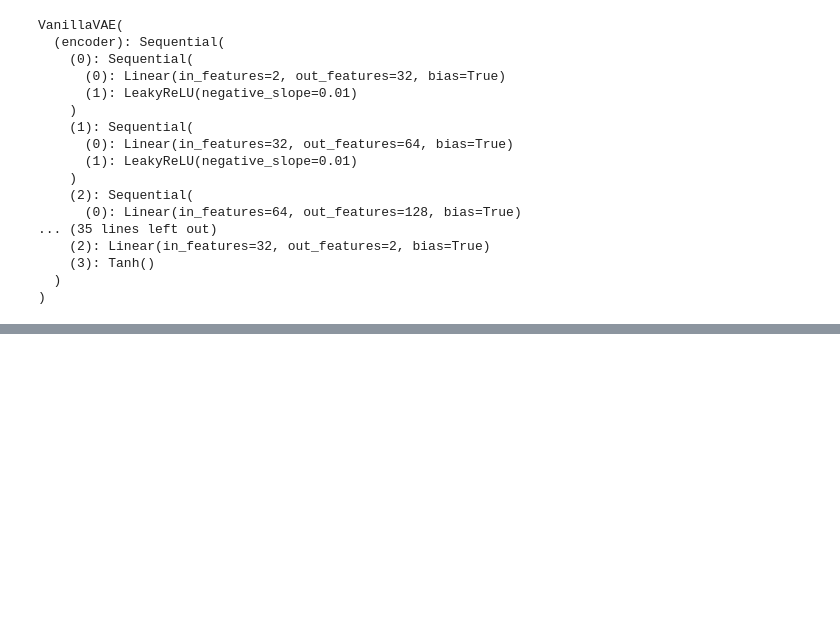
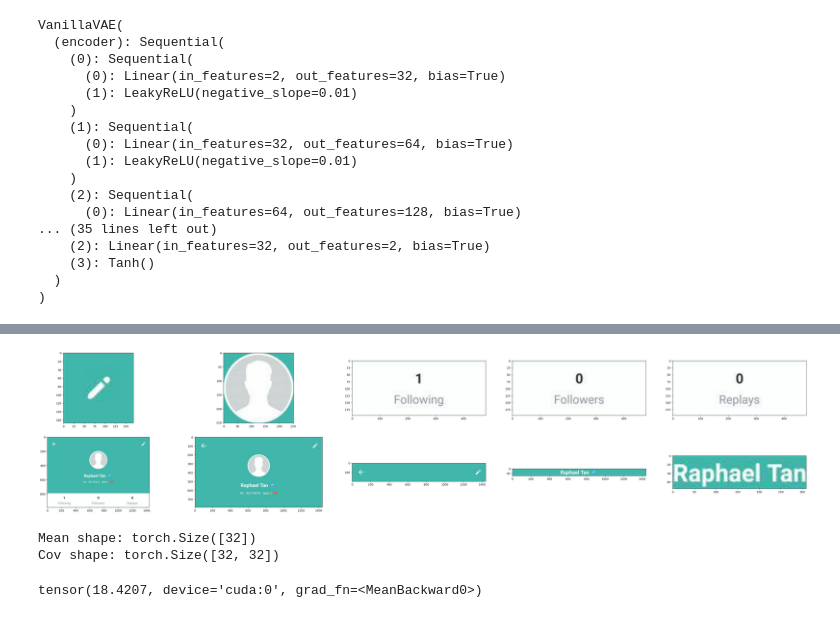
Before and after one commit to mowoe/bachelorthesis, a Jupyter notebook: 18_training_a_vae.ipynb, the cells around one changed output, grey strips where cells are left out. Saved outputs shown, nothing was run; the diff lists cells and outputs as text; code cells hidden in the pictures; blank space fills up the shorter version.

```diff
--- a/18_training_a_vae.ipynb
+++ b/18_training_a_vae.ipynb
@@ -51,7 +78,7 @@ def get_all_clickable_resources(item, should_be_clickable):
     if item is None:
         return []
     all_boxes = []
-    if "bounds" in item.keys() and "resource-id" in item.keys() and "clickable" in item.keys() and item["clickable"]==should_be_clickable:
+    if "bounds" in item.keys() and "resource-id" in item.keys() and "clickable" in item.keys() and item["clickable"]==should_be_clickable and item["visible-to-user"]:
         all_boxes.append((item["bounds"],item["resource-id"]))
     if "children" in item.keys():
         for child in item["children"]:
@@ -72,13 +99,14 @@ def get_all_bounding_boxes(item, should_be_clickable):
 NORMAL_UI_DIMENSIONS = (1440, 2560)
 
 class CustomRicoDataset(Dataset):
-    def __init__(self, combined_path="./combined"):
+    def __init__(self, combined_path="./combined", also_return_filename=False):
         self.image_files = [
             f
             for f in listdir(combined_path)
             if isfile(join(combined_path, f)) and ("jpg" in f or "jpeg" in f)
         ]
         self.combined_path = combined_path
+        self.also_return_filename = also_return_filename
 
     def __len__(self):
         return len(self.image_files)
@@ -117,7 +145,10 @@ class CustomRicoDataset(Dataset):
                 return self[idx-100]
             return self[idx+1]
         # return normalised_clickable_boxes[:5], normalised_not_clickable_boxes[:5]
-        return torch.tensor(normalised_clickable_boxes[:5]+normalised_not_clickable_boxes[:5]).unsqueeze(0)
+        if self.also_return_filename:
+            return torch.tensor(normalised_clickable_boxes[:5]+normalised_not_clickable_boxes[:5]).unsqueeze(0), img_path
+        else:
+            return torch.tensor(normalised_clickable_boxes[:5]+normalised_not_clickable_boxes[:5]).unsqueeze(0)
 # %%
 dataset = CustomRicoDataset("../combined")
 # %%
@@ -402,0 +571,2 @@ inp
+# %%
+test_dataset = CustomRicoDataset("../combined",True)
@@ -402,0 +577,2 @@ inp
+# %%
+dataset_index = 10291
@@ -402,0 +647,11 @@ inp
+# %%
+fig = plt.figure(figsize=(50,10))
+a = 1
+for i in segments:
+    fig.add_subplot(2,5,a)
+    plt.imshow(i)
+    a+=1
+
+plt.show()
+# %% [output]
+[figure, added]
@@ -402,0 +660,7 @@ inp
+# %%
+mu, log_var = vae.encode(test_dataset[dataset_index][0].to(accelerator.device))
+z = vae.reparameterize(mu, log_var)
+gd = GradientDescent(vae, z, segments,appsthetics_predictor["model"], "cpu")
+# %% [output]
+Mean shape: torch.Size([32])
+Cov shape: torch.Size([32, 32])
@@ -402,0 +674,4 @@ inp
+# %%
+loss
+# %% [output]
+tensor(18.4207, device='cuda:0', grad_fn=<MeanBackward0>)
```
Also changed, not shown: parts of 35 cells of this notebook.
